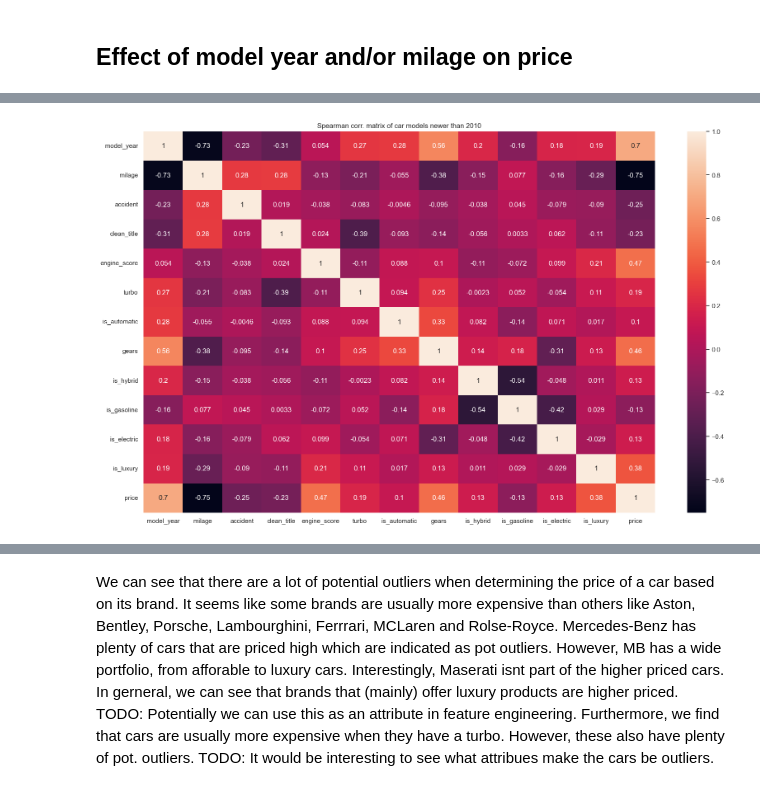
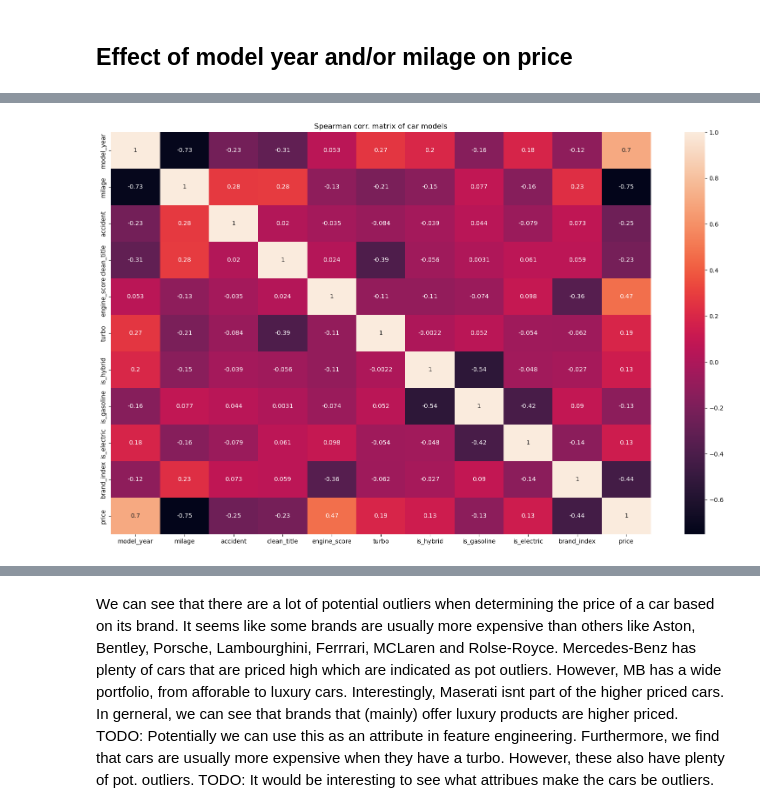
Before and after one commit to Frecherenkel60/RandomForestRangers, a Jupyter notebook: 2_EDA.ipynb, the cells around one changed output, grey strips where cells are left out. Cells and saved outputs as stored; diff of their text form; code cells hidden in the pictures.

Commit message:
Price regression and development

```diff
--- a/2_EDA.ipynb
+++ b/2_EDA.ipynb
@@ -83,6 +86,4 @@ plt.xlabel('Mileage (mi)')
 plt.ylabel('Frequency')
 plt.grid(True)
 plt.show()
-
-data_split = data_split.copy()
 # %% [output]
@@ -124,13 +127,13 @@ mileage_bins = [0, 10000, 20000, 30000, 40000, 50000, 60000, 70000, 80000, 90000
 mileage_labels = ['<10k', '>10k<20k', '>20k<30k', '>30k<40k', '>40k<50k', '>50k<60k', '>60k<70k', '>70k<80k', '>80k<90k', '>90k<100k', '>100k']
 
 # Create the Mileage categories
-data_split['milage_Category'] = pd.cut(data_split['milage'], bins=mileage_bins, labels=mileage_labels, right=False)
+data_split['milage_category'] = pd.cut(data_split['milage'], bins=mileage_bins, labels=mileage_labels, right=False)
 
 
 
 # Create the box plot
 plt.figure(figsize=(12, 6))
-sns.boxplot(x='milage_Category', y='price', data=data_split, palette="Blues", width=0.6, fliersize=0)
+sns.boxplot(x='milage_category', y='price', data=data_split, palette="Blues", width=0.6, fliersize=0)
 
 # Overlay with a strip plot for individual points, colored by brand
 # sns.stripplot(x='model_year', y='price', hue='brand', data=data_split,
@@ -141,10 +144,10 @@ plt.title('Box Plot of Price by Milage', fontsize=16)
 plt.xlabel('Milage', fontsize=14)
 plt.ylabel('Price', fontsize=14)
 #plt.xticks(ticks=range(0, len(data_split['model_year'].unique()), 5), labels=data_split['model_year'].unique()[::5])
-plt.ylim(0,150000)
+plt.ylim(0,200000)
 plt.show()
 # Calculate the 75th percentile for price in each Mileage Category
-percentile_75 = data_split.groupby('milage_Category')['price'].quantile(0.75)
+percentile_75 = data_split.groupby('milage_category')['price'].quantile(0.75)
 
 # Print the 75th percentile for each category
 print(percentile_75)
@@ -167,0 +173,16 @@ Name: price, dtype: float64
+# %%
+# Group by 'brand' and calculate the mean price
+grouped = data_split.groupby('brand', as_index=False)['price'].mean()
+
+# Sort by mean price in descending order
+grouped = grouped.sort_values(by='price', ascending=False)
+
+# Add a 'brand_index' column, assigning ranks (1 for highest)
+grouped['brand_index'] = range(1, len(grouped) + 1)
+
+# Merge back to the original DataFrame if needed
+new_cars = data_split.merge(grouped[['brand', 'brand_index']], on='brand', how='left')
+new_cars = new_cars.drop(['brand', 'milage_category'], axis=1)
+
+# Display the result
+print(new_cars)
@@ -168,13 +207,13 @@ Name: price, dtype: float64
 # %%
-# Correlation matrix for cars newer than 2010
-new_cars = dataset_pre.copy()
+# Correlation matrix
+# datapre
 
 # Get the list of columns
 columns = list(new_cars.columns)
 
 # Find the indexes of the 'price' and 'engine_score' columns
 price_index = columns.index('price')
-engine_score_index = columns.index('engine_score')
+engine_score_index = columns.index('brand_index')
 
 # Swap their positions in the columns list
 columns[price_index], columns[engine_score_index] = columns[engine_score_index], columns[price_index]
@@ -187,6 +226,6 @@ corr_matrix = new_cars.corr()
 # Plot heatmap of the correlation matrix
 plt.figure(figsize=(10, 8))
 sns.heatmap(corr_matrix, annot=True, cmap='coolwarm', fmt='.2f', linewidths=0.5)
-plt.title('Correlation Matrix of Attributes of cars newer than 2010')
+plt.title('Correlation Matrix of Attributes of cars')
 plt.show()
 # %% [output]
@@ -218,12 +259,12 @@ memory usage: 354.0+ KB
 # %%
 #Spearman alle
 corr = new_cars.corr(method = 'spearman')
 plt.figure(figsize=(20, 12))
 sns.heatmap(corr, annot = True)
-plt.title("Spearman corr. matrix of car models newer than 2010")
+plt.title("Spearman corr. matrix of car models")
 plt.show()
 # %% [output]
-[figure, old version]
+[figure, new version]
 # %%
 sns.jointplot(x="engine_score", y="price", data=data_split, alpha=0.2, ylim= (0,500000))
 # Assuming 'is_luxury' is a categorical variable indicating luxury status
```
Also changed, not shown: parts of 26 cells of this notebook.
